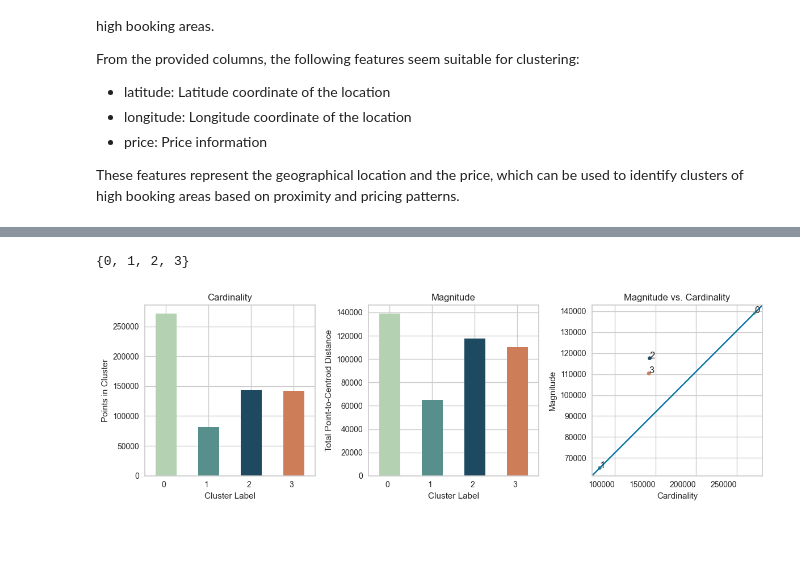
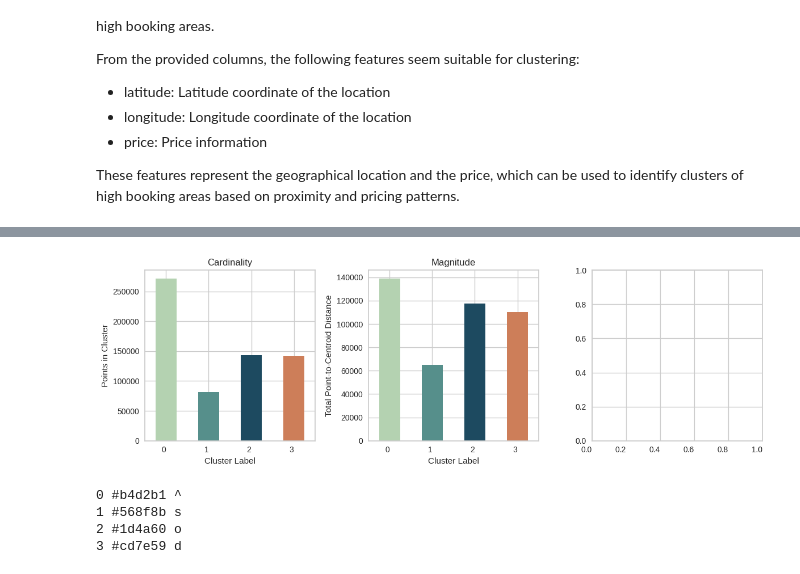
Before and after one commit to tinkuhore/FSDS-Final-Assesment, a Jupyter notebook: machine_learning/questtion5.ipynb, the cells around one changed output, grey strips where cells are left out. Saved outputs shown, nothing was run; the diff lists cells and outputs as text; code cells hidden in the pictures; blank space fills up the shorter version.

```diff
--- a/machine_learning/questtion5.ipynb
+++ b/machine_learning/questtion5.ipynb
@@ -939,12 +949,8 @@ kmeans = KMeans(n_clusters=k,
             init='k-means++',
             n_init=10,
             random_state=42,
-            algorithm='auto')
+            algorithm='lloyd')
 kmeans.fit(df_scaled)
 
 # Add cluster labels to the dataset
 df['cluster_label'] = kmeans.labels_
-# %%
-set(kmeans.labels_)
-# %% [output]
-{0, 1, 2, 3}
@@ -951,32 +960,40 @@ set(kmeans.labels_)
 # %%
 fig, (ax1, ax2, ax3) = plt.subplots(1,3,figsize=(12,4))
 
 plot_cluster_cardinality(kmeans.labels_,
                          ax=ax1,
                          title="Cardinality",
                          color=cluster_colors
                         )
 plot_cluster_magnitude(df_scaled,
                        kmeans.labels_,
                        kmeans.cluster_centers_,
                        euclidean,
                        ax=ax2,
                        title="Magnitude",
                        color=cluster_colors
                       )
-plot_magnitude_vs_cardinality(df_scaled,
-                              kmeans.labels_,
-                              kmeans.cluster_centers_,
-                              euclidean,
-                              color=cluster_colors[0:kmeans.n_clusters],
-                              ax=ax3,
-                              title="Magnitude vs. Cardinality")
+# plot_magnitude_vs_cardinality(df_scaled,
+#                               kmeans.labels_,
+#                               kmeans.cluster_centers_,
+#                               euclidean,
+#                               color=cluster_colors[0:kmeans.n_clusters],
+#                               ax=ax3,
+#                               title="Magnitude vs. Cardinality")
 
 fig.autofmt_xdate(rotation=0)
 plt.tight_layout()
 plt.show()
 # %% [output]
-[figure, old version]
+[figure, new version]
+# %%
+for l, c, m in zip(range(0, 4), cluster_colors[0:kmeans.n_clusters], ('^', 's', 'o', 'd')):
+    print(l,c,m)
+# %% [output]
+0 #b4d2b1 ^
+1 #568f8b s
+2 #1d4a60 o
+3 #cd7e59 d
 # %%
 # Visualizing pca and pacmap
 
```
Also changed, not shown: parts of 20 cells of this notebook, 1 other file.
